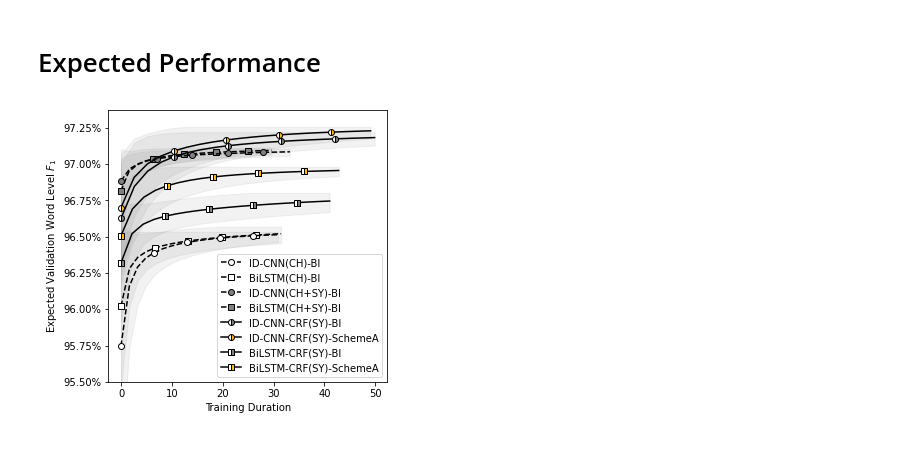
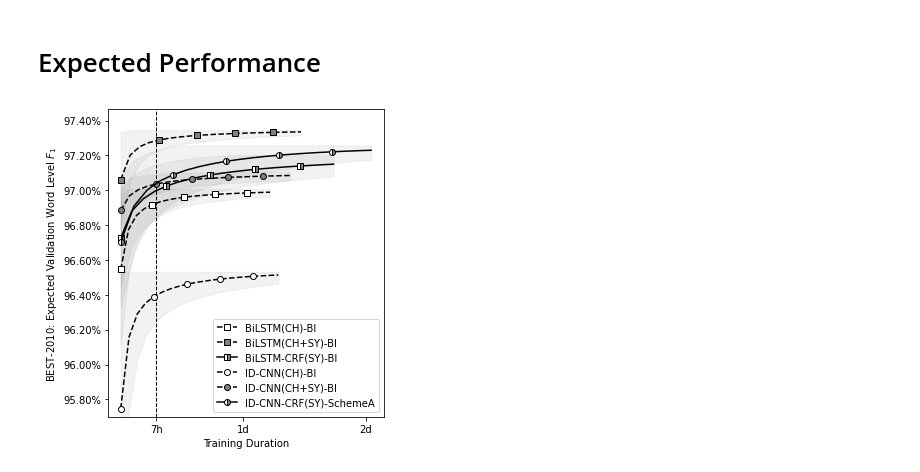
Before and after one commit to p16i/Syllable-based-Neural-Thai-Word-Segmentation, a Jupyter notebook: notebooks/viz-plot-hyperopt-results.ipynb, the cells around one changed output. Drawn from its saved outputs; the diff is of its cells as text; code cells hidden in the pictures.

```diff
--- a/notebooks/viz-plot-hyperopt-results.ipynb
+++ b/notebooks/viz-plot-hyperopt-results.ipynb
@@ -242,2 +228,0 @@ plt.legend()
-# %%
-df = pd.read_csv("../stats/seq_sy_ch_conv_3lv.yaml-2020-05-29--09-51.10.csv")
@@ -371,8 +231,8 @@ dd
 # %%
 def plot_expected_perf(families, xticks):
     plt.figure(figsize=(5, 5))
-#     plt.axvline(8, ls="--", zorder=0, color="black", lw=1)
-#     plt.axvline(26, ls="--", zorder=0, color="black", lw=1)
+    plt.axvline(7, ls="--", zorder=0, color="black", lw=1)
+
     for k in families:
         df = pd.read_csv(data[k]["path"])
         exp_perf = expected_max_performance.samplemax(df["best-val:word_level:f1"] * 100)
@@ -393,66 +253,39 @@ def plot_expected_perf(families, xticks):
             zorder=1 if "CNN" in k else 0,
             fillstyle="right" if "(SY)" in k else "full",
             markerfacecoloralt="white"
         )
 
         plt.fill_between(
             x,
             np.where(mean - std > _min, mean - std, _min),
             np.where(mean + std < _max, mean + std, _max),
             color="gray",
             alpha=0.1,
             zorder=0,
         )
-    plt.ylim(95.5)
-    plt.ylabel("Expected Validation Word Level ${F_1}$")
+    plt.ylim(95.7)
+    plt.ylabel("BEST-2010: Expected Validation Word Level ${F_1}$")
     plt.xlabel("Training Duration")
     plt.gca().yaxis.set_major_formatter(PercentFormatter(decimals=2))
 
     if len(xticks) > 0:
 
         plt.xticks(*xticks)
 #     plt.legend(loc='center left', bbox_to_anchor=(1, 0.5))
     plt.legend()
-
-# plot_expected_perf([
-#     "DilatedCNN(CH)",
-#     "DilatedCNN(SY)",
-#     "DilatedCNN(CH+SY)",
-# #     "DilatedCNN(CH+SY-CBOW)",
-# #     "DilatedCNN(CH+SY-Skipgram)",
-#     "DilatedCNN(CH+SY)-SchemeA",
-#     "DilatedCNN(CH+SY)-SchemeB",
-#     "BiLSTM(CH)",
-#     "BiLSTM(SY)",
-#     "BiLSTM(CH+SY)",
-#     "BiLSTM(CH+SY)-SchemeA",
-#     "BiLSTM(CH+SY)-SchemeB",
-# ], xticks=([8, 12, 24, 48], ["8h", "12h", "1d", "2d"]))
+    plt.tight_layout()
 
 plot_expected_perf([
-
+    "BiLSTM(CH)-BI",
+    "BiLSTM(CH+SY)-BI",
+    "BiLSTM-CRF(SY)-BI",
     "ID-CNN(CH)-BI",
-    "BiLSTM(CH)-BI",
-#     "ID-CNN(SY)-SchemeA",
-#     "ID-CNN(SY)-SchemeB",
-
     "ID-CNN(CH+SY)-BI",
-    "BiLSTM(CH+SY)-BI",
-    "ID-CNN-CRF(SY)-BI",
     "ID-CNN-CRF(SY)-SchemeA",
-#     "ID-CNN-CRF(SY)-SchemeB",
-
-#     "BiLSTM(SY)-BI",
-#     "BiLSTM(SY)-SchemeA",
-#     "BiLSTM(SY)-SchemeB",
-
-    "BiLSTM-CRF(SY)-BI",
-    "BiLSTM-CRF(SY)-SchemeA",
-#     "BiLSTM-CRF(SY)-SchemeB",
-], xticks=())
+], xticks=([7, 24, 48], ["7h", "1d", "2d"]))
 
 
 
-# plt.savefig("./figures/expected_val_perf.png", dpi=300)
+plt.savefig("./figures/expected_val_perf.png", dpi=300)
 # %% [output]
-[figure, old version]
+[figure, new version]
```
Also changed, not shown: parts of 24 cells of this notebook, 3 other files.
